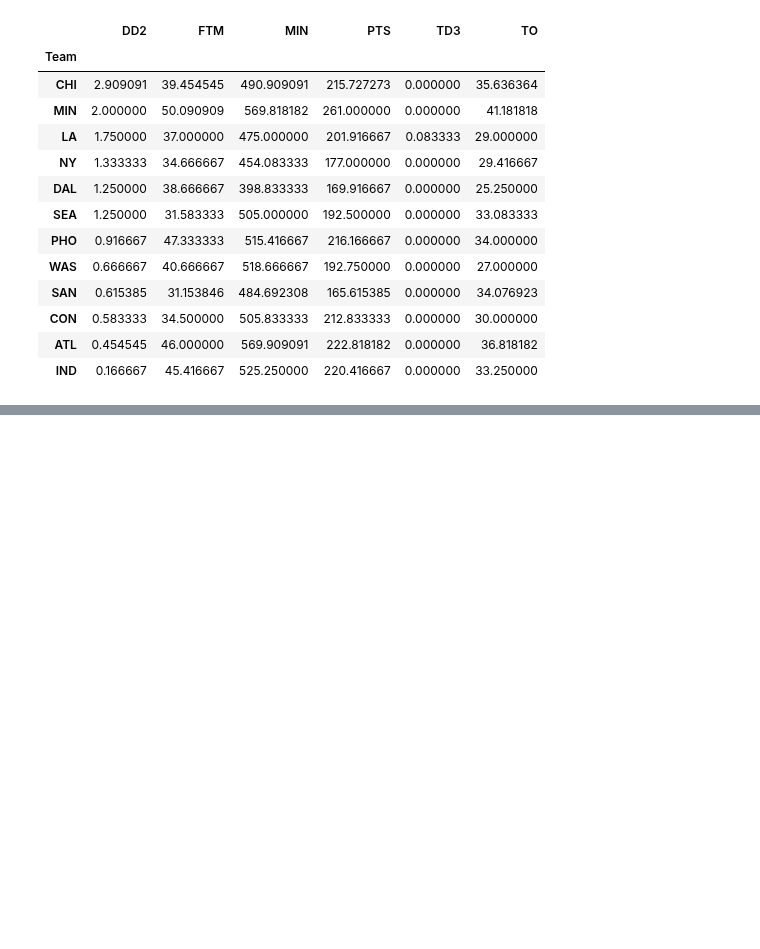
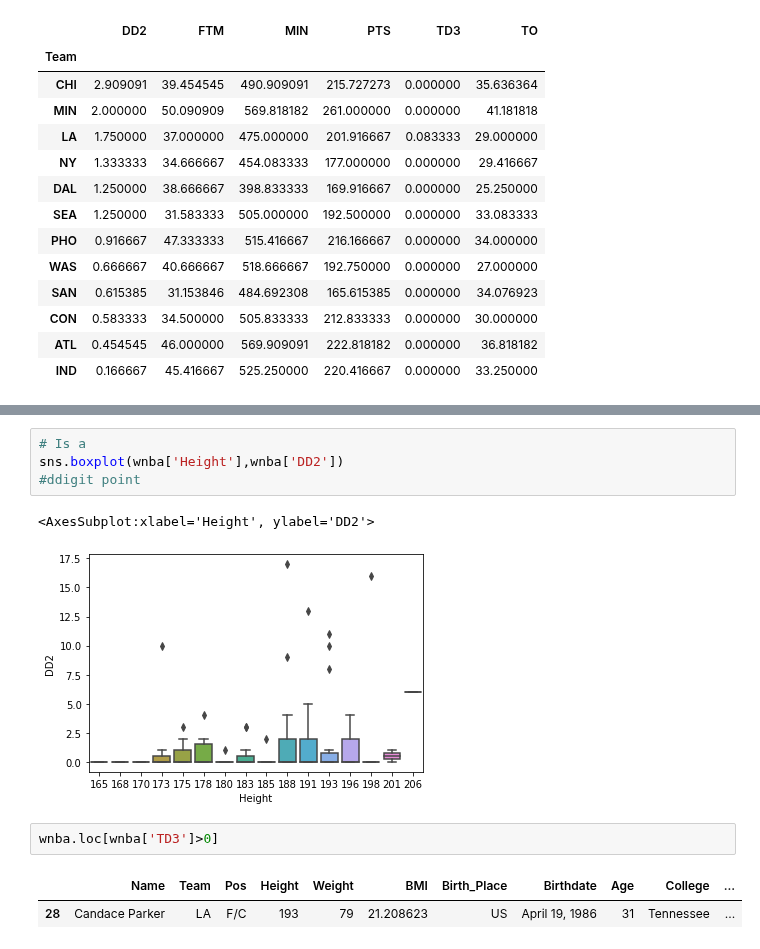
Before and after one commit to jmolendijk/dataV2-labs, a Jupyter notebook: module-2/M2-mini-project2/your-code/3.-Inferential-Analysis.ipynb, the cells around one changed output, grey strips where cells are left out. Cells and saved outputs as stored; diff of their text form; blank space fills up the shorter version.

```diff
--- a/module-2/M2-mini-project2/your-code/3.-Inferential-Analysis.ipynb
+++ b/module-2/M2-mini-project2/your-code/3.-Inferential-Analysis.ipynb
@@ -280,0 +291,12 @@ wnba.pivot_table(index='Team', values=['Name','MIN','FTM','DD2','TD3','TO','PTS'
+# %%
+# Is a
+sns.boxplot(wnba['Height'],wnba['DD2'])
+#ddigit point
+# %% [output]
+<AxesSubplot:xlabel='Height', ylabel='DD2'>
+[figure, added]
+# %%
+wnba.loc[wnba['TD3']>0]
+# %% [output]
+|  | Name | Team | Pos | Height | Weight | BMI | Birth_Place | Birthdate | Age | College | ... |
+| 28 | Candace Parker | LA | F/C | 193 | 79 | 21.208623 | US | April 19, 1986 | 31 | Tennessee | ... |
```
Also changed, not shown: parts of 6 cells of this notebook, 17 other files.
